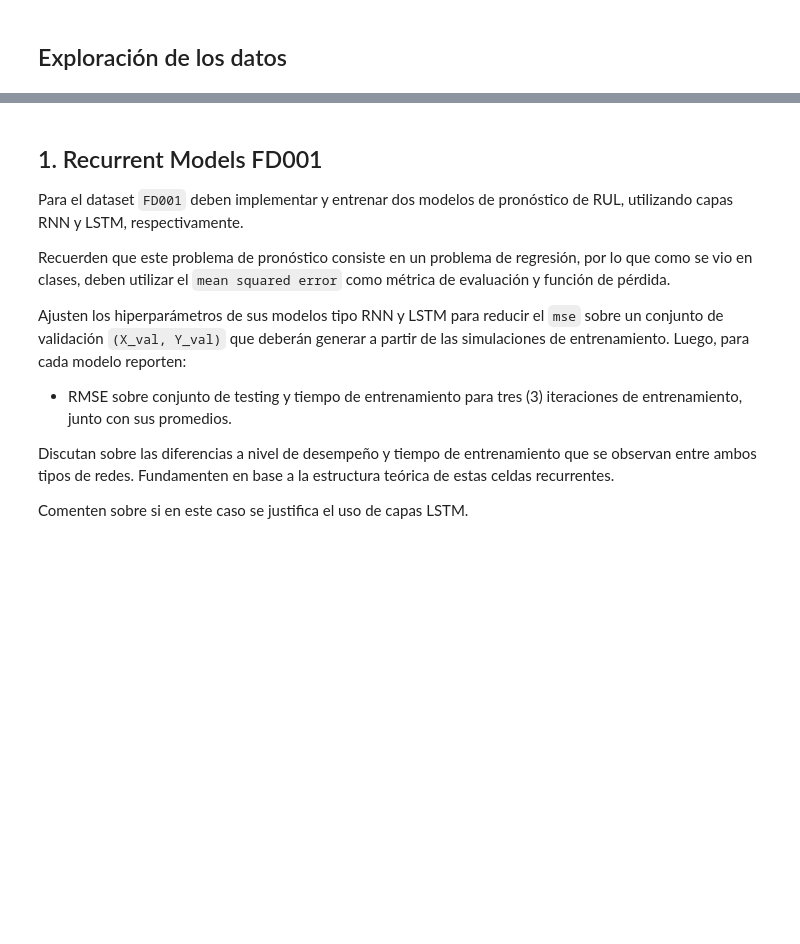
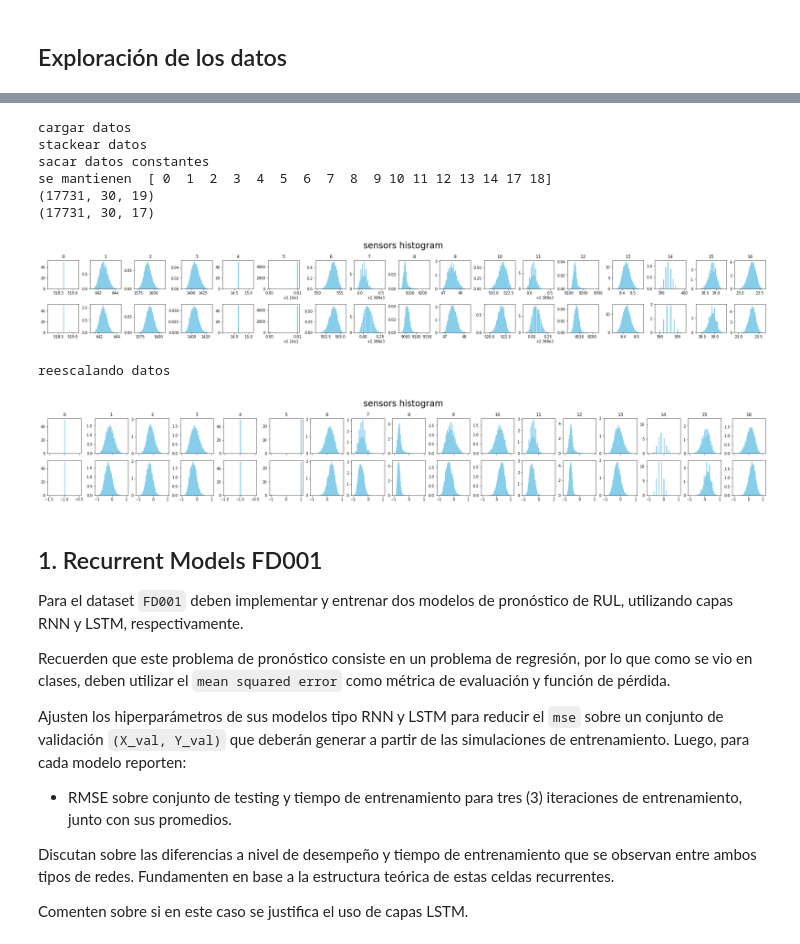
Before and after one commit to MartinVIllesca/ME7260-Aprendizaje-Profundo-en-Diagnostico-y-Pronostico-de-Fallas, a Jupyter notebook: t3/tarea_03.ipynb, the cells around one changed output, grey strips where cells are left out. Saved outputs shown, nothing was run; the diff lists cells and outputs as text; code cells hidden in the pictures; blank space fills up the shorter version.

```diff
--- a/t3/tarea_03.ipynb
+++ b/t3/tarea_03.ipynb
@@ -162,16 +96,0 @@ plt.show()
-# %%
-# explorar distribuciones de datos de entrenamiento
-fig, axs = plt.subplots(1,19, figsize=(28,4), sharex=True, sharey=True, constrained_layout=True)
-
-fig.suptitle('train sensors histogram', fontsize=24)
-for sensor in range(19):
-  axs[sensor].hist(X_train_[:,:,sensor], density=True)
-  axs[sensor].set_title(sensor)
-
-# explorar distribuciones de datos de entrenamiento
-fig, axs = plt.subplots(1,19, figsize=(28,4), sharex=True, sharey=True, constrained_layout=True)
-
-fig.suptitle('test sensors histogram', fontsize=24)
-for sensor in range(19):
-  axs[sensor].hist(X_test_[:,:,sensor], density=True)
-  axs[sensor].set_title(sensor)
@@ -185,12 +96,0 @@ print(X_train_.shape)
-# %%
-# separar en validacion y entrenamiento
-from sklearn.model_selection import train_test_split
-
-# realizar data splitting
-X_train, X_val, Y_train, Y_val = train_test_split(X_train_, Y_train_,
-                                                  test_size=0.2,
-                                                  random_state=0)
-
-# print sample distribution
-print( 'train split: {:d} samples'.format(X_train.shape[0]) )
-print( '\nvalidation split: {:d} samples'.format(X_val.shape[0]) )
@@ -294,3 +342,17 @@ def plot_predict_scatter(Y_true, Y_pred, eps=0.05, figsize=(12, 5), title='', **
+# %%
+X_train, Y_train, X_test, Y_test = processData(dataset)
+
+n_features = X_train.shape[2]
+# %% [output]
+cargar datos
+stackear datos
+sacar datos constantes
+se mantienen  [ 0  1  2  3  4  5  6  7  8  9 10 11 12 13 14 17 18]
+(17731, 30, 19)
+(17731, 30, 17)
+[figure, added]
+reescalando datos
+[figure, added]
 # %% [markdown]
 ## 1. Recurrent Models FD001
 
```
Also changed, not shown: parts of 26 cells of this notebook.
